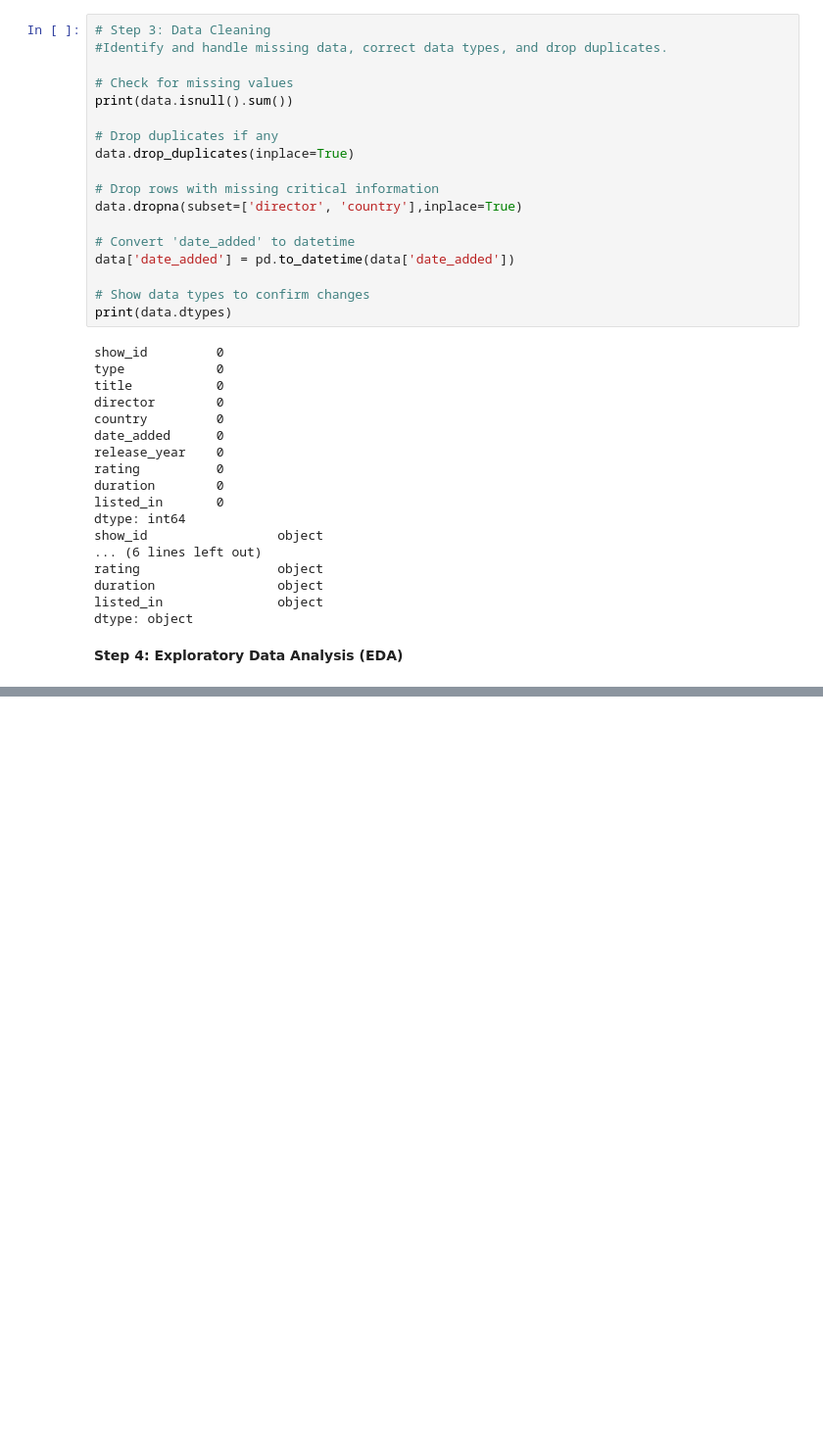
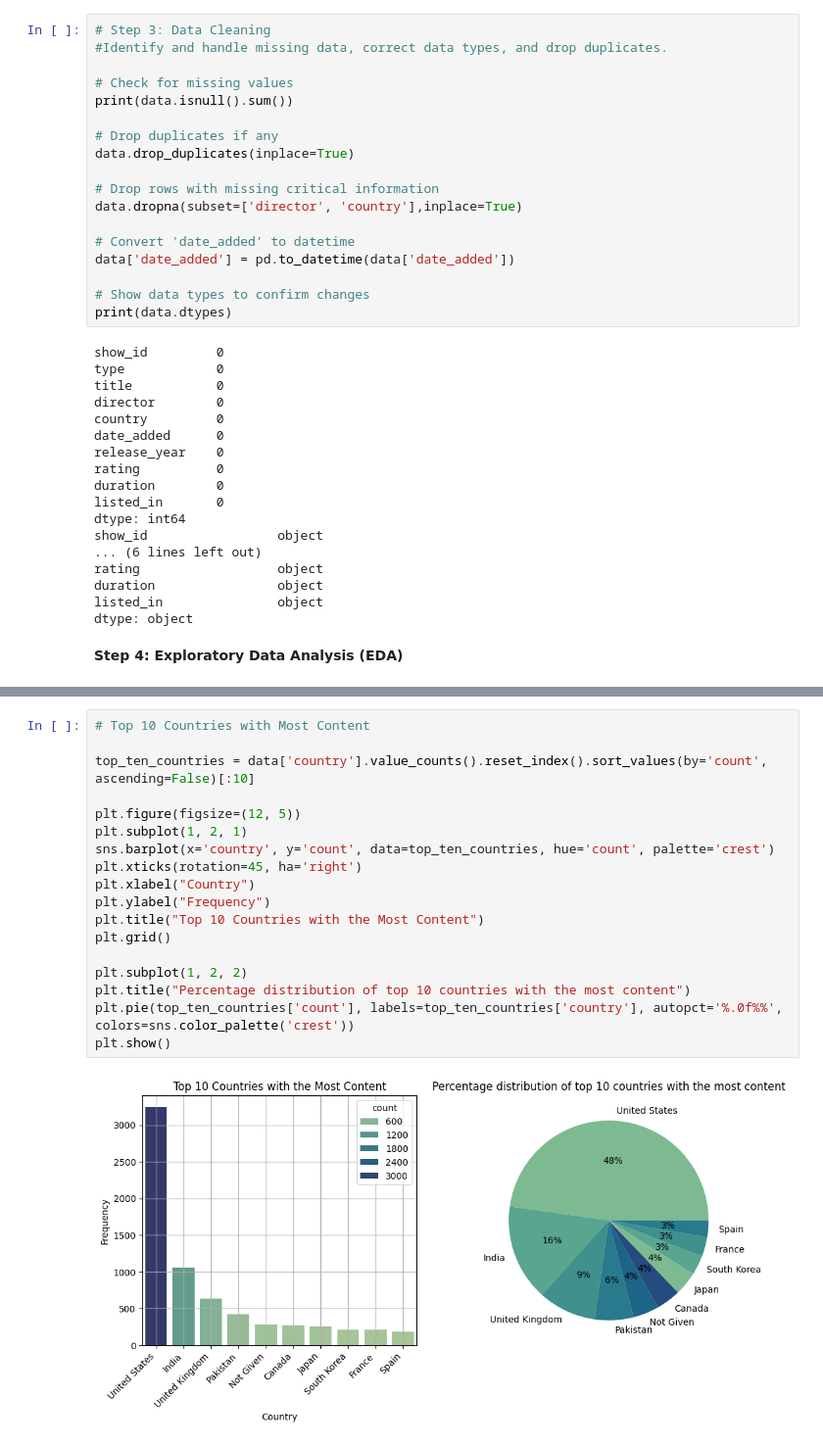
Before and after one commit to Rathod11jay/Unified_Mentor, a Jupyter notebook: Netflix_Data.ipynb, the cells around one changed output, grey strips where cells are left out. Shown at 98% size. Saved outputs shown, nothing was run; the diff lists cells and outputs as text; blank space fills up the shorter version.

```diff
--- a/Netflix_Data.ipynb
+++ b/Netflix_Data.ipynb
@@ -121,0 +125,20 @@ plt.show()
+# %%
+# Top 10 Countries with Most Content
+
+top_ten_countries = data['country'].value_counts().reset_index().sort_values(by='count', ascending=False)[:10]
+
+plt.figure(figsize=(12, 5))
+plt.subplot(1, 2, 1)
+sns.barplot(x='country', y='count', data=top_ten_countries, hue='count', palette='crest')
+plt.xticks(rotation=45, ha='right')
+plt.xlabel("Country")
+plt.ylabel("Frequency")
+plt.title("Top 10 Countries with the Most Content")
+plt.grid()
+
+plt.subplot(1, 2, 2)
+plt.title("Percentage distribution of top 10 countries with the most content")
+plt.pie(top_ten_countries['count'], labels=top_ten_countries['country'], autopct='%.0f%%', colors=sns.color_palette('crest'))
+plt.show()
+# %% [output]
+[figure, added]
```
Also changed, not shown: parts of 8 cells of this notebook.
